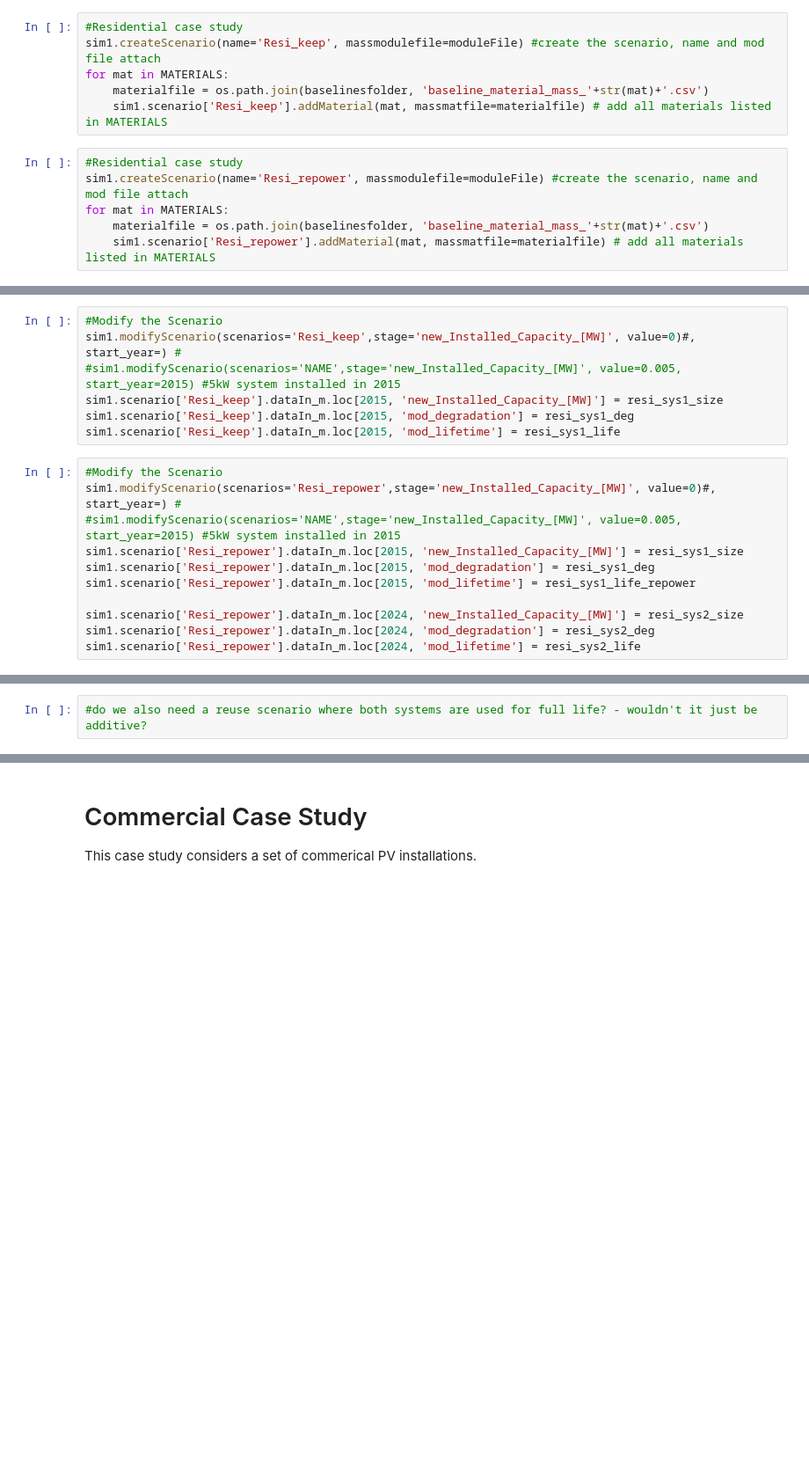
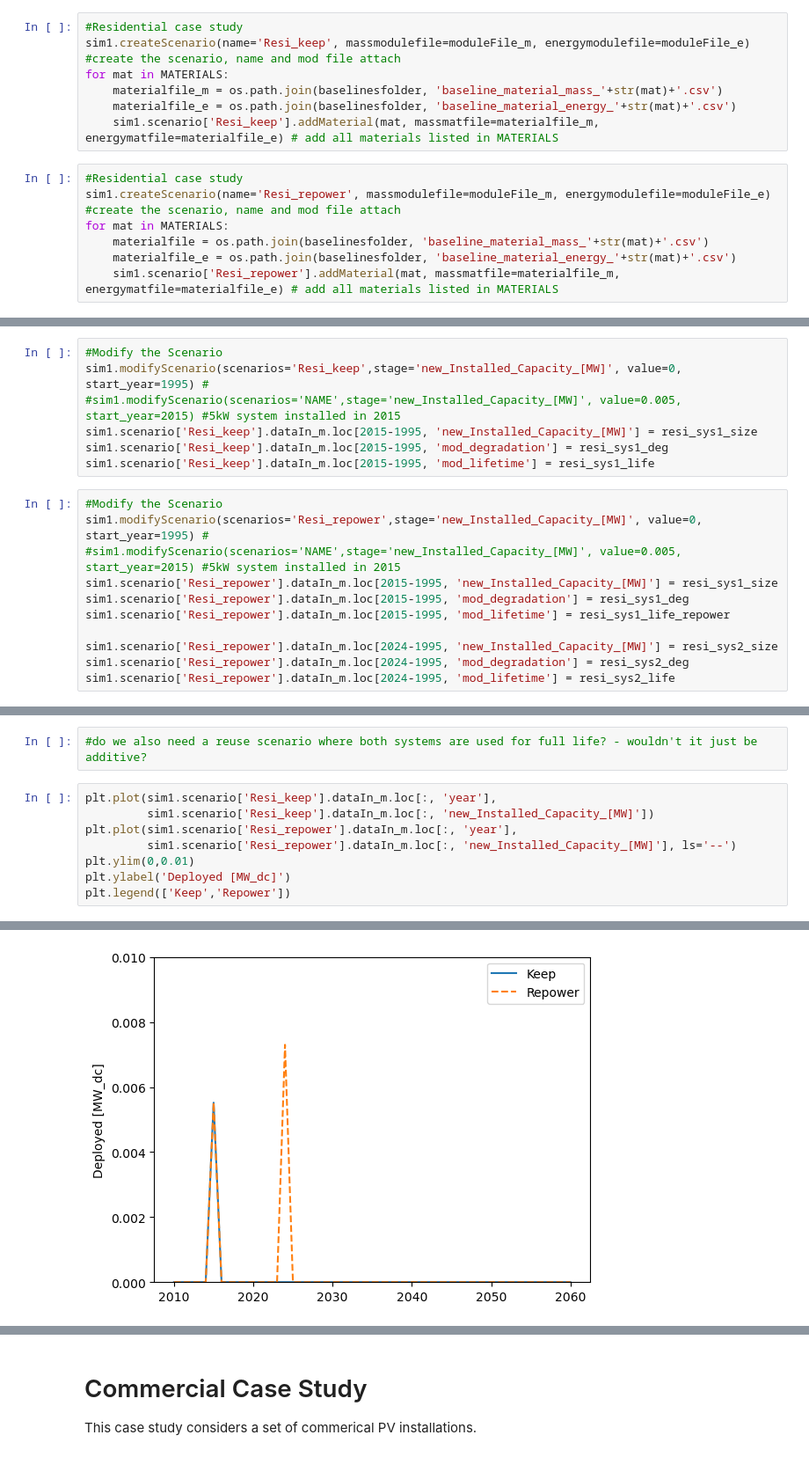
Before and after one commit to NREL/PV-DEMICE, a Jupyter notebook: docs/dev/SIPS2025-CaseStudies.ipynb, the cells around one changed output, grey strips where cells are left out. Shown at 88% size. Cells and saved outputs as stored; diff of their text form; blank space fills up the shorter version.

Commit message:
SIPS Repowering
Ran Resi case study, calculated mass demands and energy demands, and EROI.

```diff
--- a/docs/dev/SIPS2025-CaseStudies.ipynb
+++ b/docs/dev/SIPS2025-CaseStudies.ipynb
@@ -51,16 +61,18 @@ resi_sys2_deg = 0.7 #%/yr, corresponds to 30 yr life
 resi_sys2_life = 30 #years of life
 # %%
 #Residential case study
-sim1.createScenario(name='Resi_keep', massmodulefile=moduleFile) #create the scenario, name and mod file attach
+sim1.createScenario(name='Resi_keep', massmodulefile=moduleFile_m, energymodulefile=moduleFile_e) #create the scenario, name and mod file attach
 for mat in MATERIALS:
-    materialfile = os.path.join(baselinesfolder, 'baseline_material_mass_'+str(mat)+'.csv')
-    sim1.scenario['Resi_keep'].addMaterial(mat, massmatfile=materialfile) # add all materials listed in MATERIALS
+    materialfile_m = os.path.join(baselinesfolder, 'baseline_material_mass_'+str(mat)+'.csv')
+    materialfile_e = os.path.join(baselinesfolder, 'baseline_material_energy_'+str(mat)+'.csv')
+    sim1.scenario['Resi_keep'].addMaterial(mat, massmatfile=materialfile_m, energymatfile=materialfile_e) # add all materials listed in MATERIALS
 # %%
 #Residential case study
-sim1.createScenario(name='Resi_repower', massmodulefile=moduleFile) #create the scenario, name and mod file attach
+sim1.createScenario(name='Resi_repower', massmodulefile=moduleFile_m, energymodulefile=moduleFile_e) #create the scenario, name and mod file attach
 for mat in MATERIALS:
     materialfile = os.path.join(baselinesfolder, 'baseline_material_mass_'+str(mat)+'.csv')
-    sim1.scenario['Resi_repower'].addMaterial(mat, massmatfile=materialfile) # add all materials listed in MATERIALS
+    materialfile_e = os.path.join(baselinesfolder, 'baseline_material_energy_'+str(mat)+'.csv')
+    sim1.scenario['Resi_repower'].addMaterial(mat, massmatfile=materialfile_m, energymatfile=materialfile_e) # add all materials listed in MATERIALS
 # %% [markdown]
 idx_temp = pd.RangeIndex(start=2024,stop=2051,step=1) #create the index
 CdTeRamp = pd.DataFrame(index=idx_temp, columns=['CdTe_deploy_[MWdc]'], dtype=float)
@@ -70,19 +82,19 @@ CdTeRamp_full = round(CdTeRamp.interpolate(),0)
 #CdTeRamp_full
 # %%
 #Modify the Scenario
-sim1.modifyScenario(scenarios='Resi_keep',stage='new_Installed_Capacity_[MW]', value=0)#, start_year=) #
+sim1.modifyScenario(scenarios='Resi_keep',stage='new_Installed_Capacity_[MW]', value=0, start_year=1995) #
 #sim1.modifyScenario(scenarios='NAME',stage='new_Installed_Capacity_[MW]', value=0.005, start_year=2015) #5kW system installed in 2015
-sim1.scenario['Resi_keep'].dataIn_m.loc[2015, 'new_Installed_Capacity_[MW]'] = resi_sys1_size
-sim1.scenario['Resi_keep'].dataIn_m.loc[2015, 'mod_degradation'] = resi_sys1_deg
-sim1.scenario['Resi_keep'].dataIn_m.loc[2015, 'mod_lifetime'] = resi_sys1_life
+sim1.scenario['Resi_keep'].dataIn_m.loc[2015-1995, 'new_Installed_Capacity_[MW]'] = resi_sys1_size
+sim1.scenario['Resi_keep'].dataIn_m.loc[2015-1995, 'mod_degradation'] = resi_sys1_deg
+sim1.scenario['Resi_keep'].dataIn_m.loc[2015-1995, 'mod_lifetime'] = resi_sys1_life
 # %%
 #Modify the Scenario
-sim1.modifyScenario(scenarios='Resi_repower',stage='new_Installed_Capacity_[MW]', value=0)#, start_year=) #
+sim1.modifyScenario(scenarios='Resi_repower',stage='new_Installed_Capacity_[MW]', value=0, start_year=1995) #
 #sim1.modifyScenario(scenarios='NAME',stage='new_Installed_Capacity_[MW]', value=0.005, start_year=2015) #5kW system installed in 2015
-sim1.scenario['Resi_repower'].dataIn_m.loc[2015, 'new_Installed_Capacity_[MW]'] = resi_sys1_size
-sim1.scenario['Resi_repower'].dataIn_m.loc[2015, 'mod_degradation'] = resi_sys1_deg
-sim1.scenario['Resi_repower'].dataIn_m.loc[2015, 'mod_lifetime'] = resi_sys1_life_repower
+sim1.scenario['Resi_repower'].dataIn_m.loc[2015-1995, 'new_Installed_Capacity_[MW]'] = resi_sys1_size
+sim1.scenario['Resi_repower'].dataIn_m.loc[2015-1995, 'mod_degradation'] = resi_sys1_deg
+sim1.scenario['Resi_repower'].dataIn_m.loc[2015-1995, 'mod_lifetime'] = resi_sys1_life_repower
 
-sim1.scenario['Resi_repower'].dataIn_m.loc[2024, 'new_Installed_Capacity_[MW]'] = resi_sys2_size
-sim1.scenario['Resi_repower'].dataIn_m.loc[2024, 'mod_degradation'] = resi_sys2_deg
-sim1.scenario['Resi_repower'].dataIn_m.loc[2024, 'mod_lifetime'] = resi_sys2_life
+sim1.scenario['Resi_repower'].dataIn_m.loc[2024-1995, 'new_Installed_Capacity_[MW]'] = resi_sys2_size
+sim1.scenario['Resi_repower'].dataIn_m.loc[2024-1995, 'mod_degradation'] = resi_sys2_deg
+sim1.scenario['Resi_repower'].dataIn_m.loc[2024-1995, 'mod_lifetime'] = resi_sys2_life
@@ -89,2 +123,11 @@ sim1.scenario['Resi_repower'].dataIn_m.loc[2024, 'mod_lifetime'] = resi_sys2_lif
 # %%
 #do we also need a reuse scenario where both systems are used for full life? - wouldn't it just be additive?
+# %%
+plt.plot(sim1.scenario['Resi_keep'].dataIn_m.loc[:, 'year'],
+         sim1.scenario['Resi_keep'].dataIn_m.loc[:, 'new_Installed_Capacity_[MW]'])
+plt.plot(sim1.scenario['Resi_repower'].dataIn_m.loc[:, 'year'],
+         sim1.scenario['Resi_repower'].dataIn_m.loc[:, 'new_Installed_Capacity_[MW]'], ls='--')
+plt.ylim(0,0.01)
+plt.ylabel('Deployed [MW_dc]')
+plt.legend(['Keep','Repower'])
+# %% [output]
@@ -90,0 +135 @@ sim1.scenario['Resi_repower'].dataIn_m.loc[2024, 'mod_lifetime'] = resi_sys2_lif
+[figure, added]
```
Also changed, not shown: parts of 14 cells of this notebook, 2 other files.
